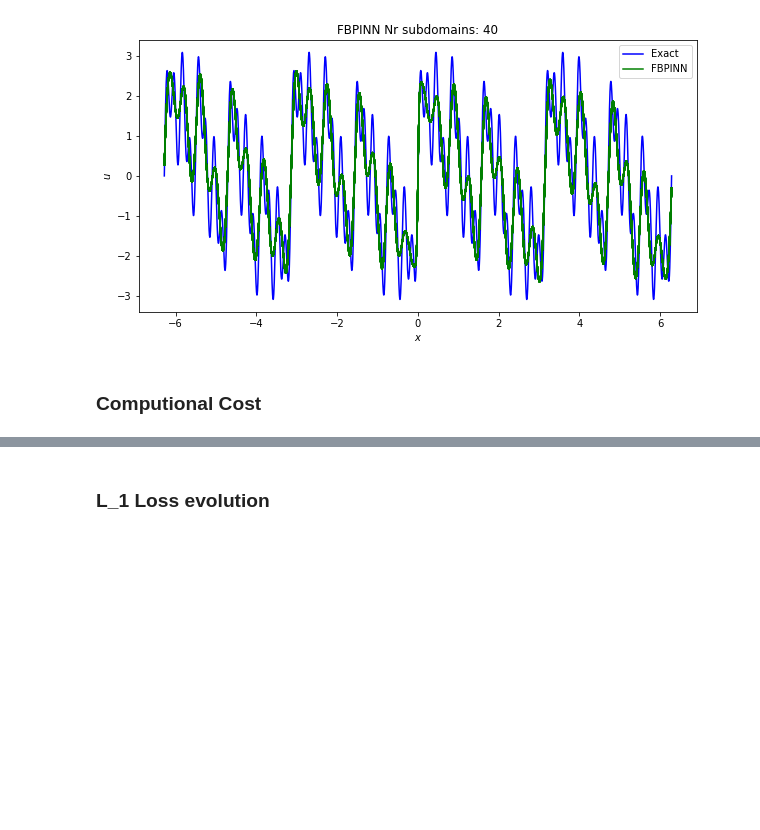
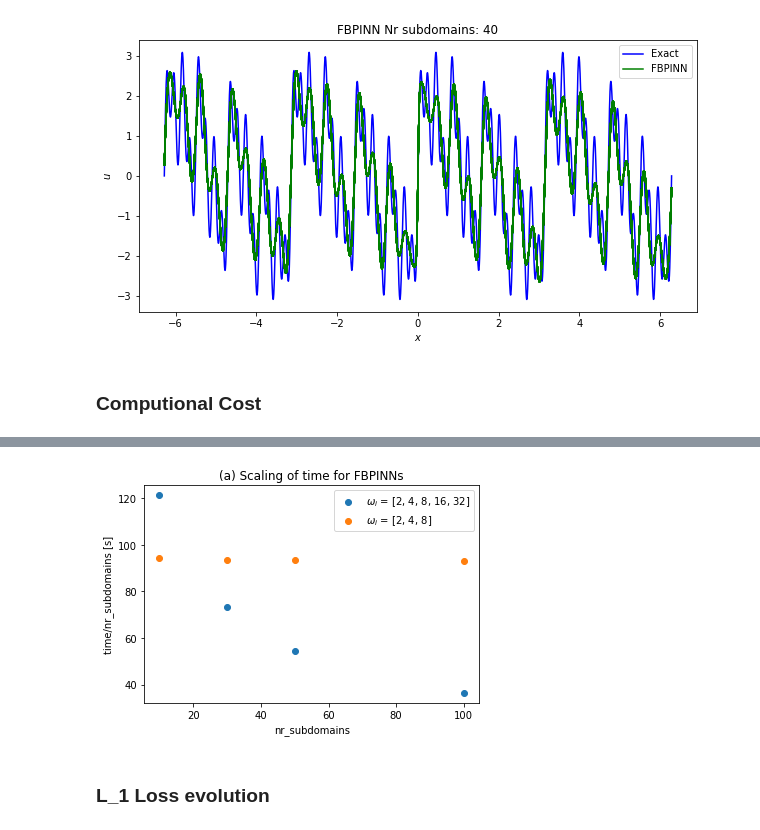
Before and after one commit to guglielmopacifico/DeepLearning, a Jupyter notebook: Task_B/Final_Version/Scale.ipynb, the cells around one changed output, grey strips where cells are left out. Drawn from its saved outputs; the diff is of its cells as text; code cells hidden in the pictures; blank space fills up the shorter version.

```diff
--- a/Task_B/Final_Version/Scale.ipynb
+++ b/Task_B/Final_Version/Scale.ipynb
@@ -319,3 +319,28 @@ plt.show()
+# %%
+x = n_subdomains
+
+x_2 = [10,30,50,100]
+
+times_5 = [1213, 2205, 2725, 3639]
+times_3 = [945, 2810, 4667, 9293]
+
+res1 = [i / j for i, j in zip(times_5, x)]
+res2 =[i / j for i, j in zip(times_3, x_2)]
+
+fig = plt.figure(figsize= (6, 4))
+
+# plt.scatter(x, l1_loss_min, alpha = 1, label = r'$\omega_i$ = [2, 4, 8]')
+plt.scatter(x, res1, alpha = 1, label = r'$\omega_i$ = [2, 4, 8, 16, 32]')
+plt.scatter(x_2, res2, alpha = 1, label = r'$\omega_i$ = [2, 4, 8]')
+plt.legend()
+plt.title(r'(a) Scaling of time for FBPINNs')
+# plt.yscale('log')
+plt.xlabel('nr_subdomains')
+plt.ylabel(r"time/nr_subdomains [s]")
+plt.savefig("time_scatter_scaled_fbpinn.pdf")
+plt.show()
+# %% [output]
+[figure, added]
 # %% [markdown]
 ### L_1 Loss evolution
 # %%
```
Also changed, not shown: parts of 1 cell of this notebook, 11 other files.
